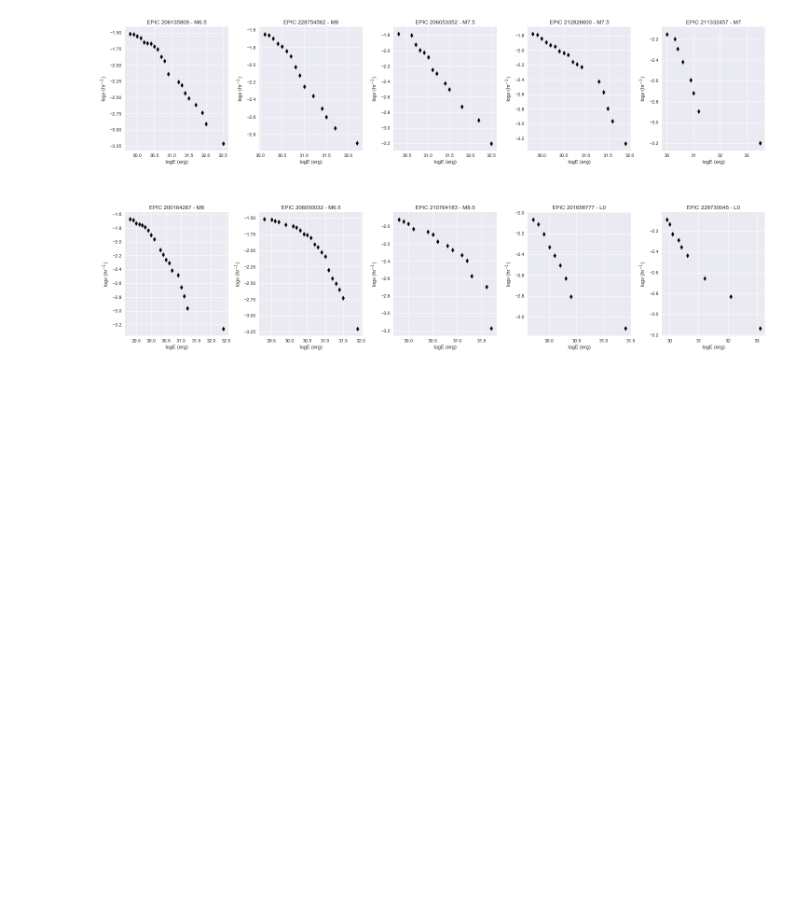
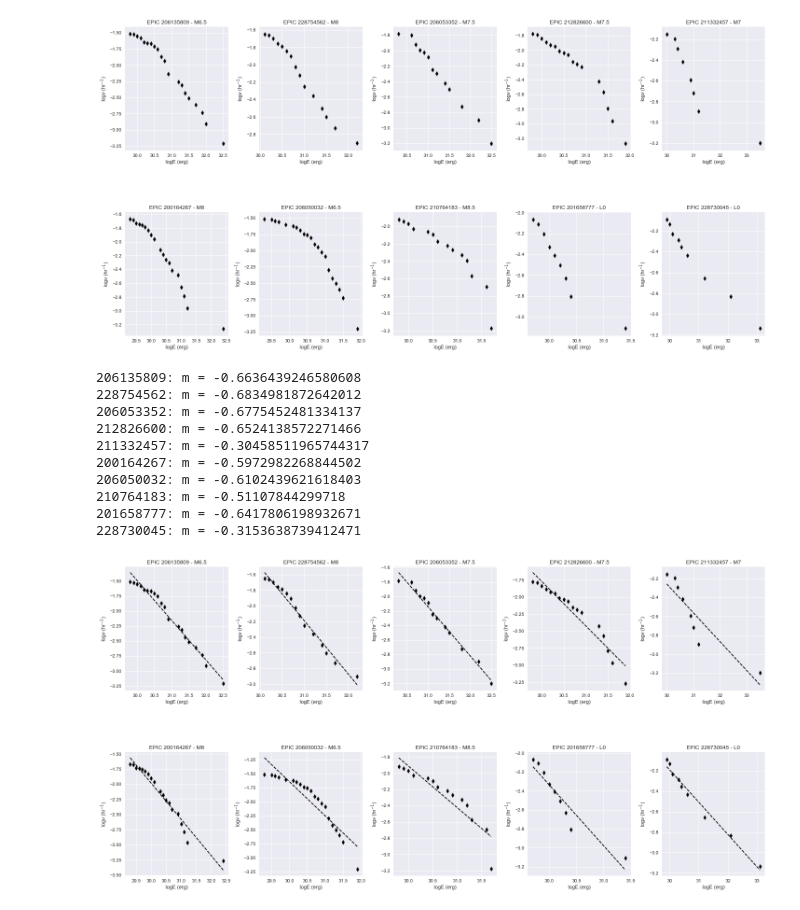
Before and after one commit to RileyWClarke/BiancoGroup, a Jupyter notebook: BiancoSummer2019.ipynb, the cells around one changed output. Cells and saved outputs as stored; diff of their text form; code cells hidden in the pictures; blank space fills up the shorter version.

```diff
--- a/BiancoSummer2019.ipynb
+++ b/BiancoSummer2019.ipynb
@@ -622,3 +622,77 @@ for ax in axs:
 plt.savefig('Figures/ffds.png')
 # %% [output]
 [figure]
+# %%
+fig, axs = plt.subplots(2, 5, figsize=(20,10))
+axs = np.ravel(axs)
+fig.tight_layout()
+plt.subplots_adjust(left=None, bottom=None, right=None, top=None, wspace=0.3, hspace=0.5)
+for i, epic in enumerate(set(data['EPIC']),start=0):
+
+    tar = np.where(data['EPIC'] == epic)[0]
+    tar_t = data['Ptime'][tar]
+    tar_E = data['logE'][tar]
+
+    c=Counter(tar_E)
+    c = dict(c)
+
+    energies = list(c.keys())
+    freqs = list(c.values())
+    cumul_freq = np.zeros((2,len(freqs)))
+
+    for e in range(len(energies)):
+        cumul_freq[0][e] = energies[e]
+        count = 0
+        for f in range(len(energies)):
+
+            if (energies[e] == energies[f]) or (energies[e] < energies[f]):
+                count += freqs[f]
+
+            else:
+                pass
+
+            cumul_freq[1][e] = count
+
+    tar_days = tar_t.max() - tar_t.min()
+
+    tar_hours = tar_days * 24
+
+    np.log10(1 / tar_hours)
+
+    flr_engs = cumul_freq[0][:]
+
+    logflrfreq = np.log10(cumul_freq[1][:] / tar_hours)
+
+    axs[i].scatter(flr_engs,logflrfreq, c='k', marker = 'd')
+
+    m, b, _, _, _ = stats.linregress(flr_engs, logflrfreq)
+    print(str(list(set(data['EPIC']))[i])+': m = ' + str(m))
+    dom = np.linspace(flr_engs.min(), flr_engs.max())
+
+    axs[i].plot(dom,m*dom + b,c='k',ls='--')
+
+
+#for ax in axs:
+#    ax.label_outer()
+
+j = 0
+for ax in axs:
+    ax.set_xlabel('logE (erg)')
+    ax.set_ylabel(r'log$\nu$ (hr$^{-1}$)')
+    epic = list(set(data['EPIC']))
+    ax.set_title('EPIC '+str(epic[j])+' - '+str(spec_list[j]))
+    j += 1
+
+plt.savefig('Figures/ffd_linfits.png')
+# %% [output]
+206135809: m = -0.6636439246580608
+228754562: m = -0.6834981872642012
+206053352: m = -0.6775452481334137
+212826600: m = -0.6524138572271466
+211332457: m = -0.30458511965744317
+200164267: m = -0.5972982268844502
+206050032: m = -0.6102439621618403
+210764183: m = -0.51107844299718
+201658777: m = -0.6417806198932671
+228730045: m = -0.3153638739412471
+[figure, added]
```
